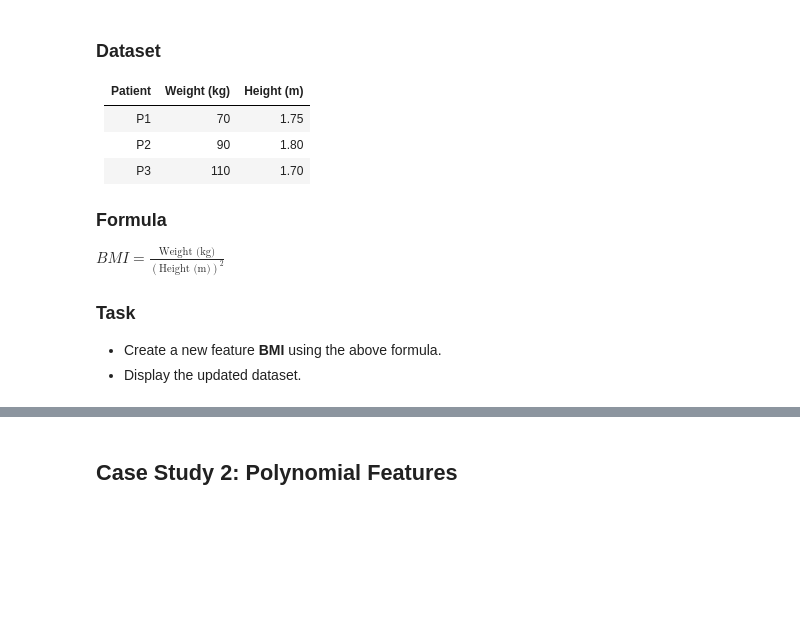
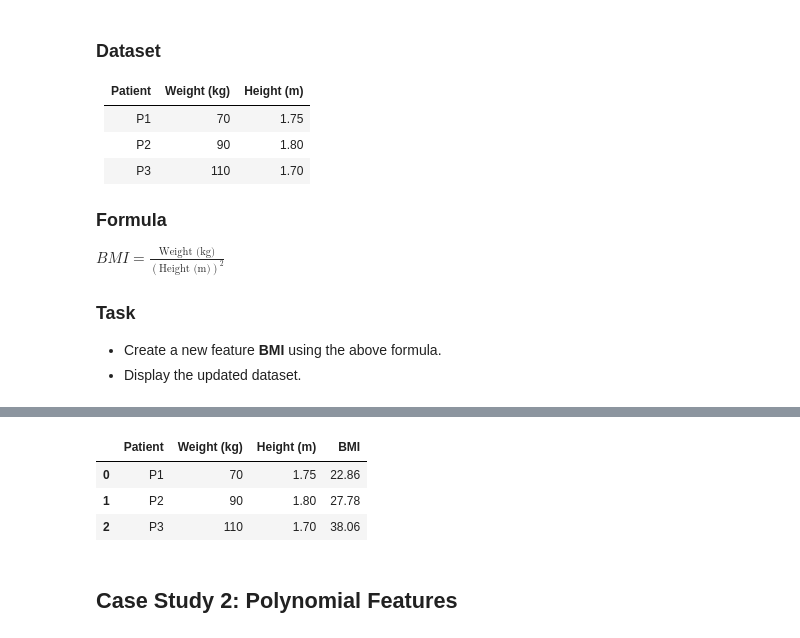
Before and after one commit to MonishDY/AI-Track, a Jupyter notebook: Module 2 - Feature Engineering/Assignment 1/Machine_Learning_Case_Studies_01.ipynb, the cells around one changed output, grey strips where cells are left out. Cells and saved outputs as stored; diff of their text form; code cells hidden in the pictures; blank space fills up the shorter version.

```diff
--- a/Module 2 - Feature Engineering/Assignment 1/Machine_Learning_Case_Studies_01.ipynb
+++ b/Module 2 - Feature Engineering/Assignment 1/Machine_Learning_Case_Studies_01.ipynb
@@ -51,3 +79,26 @@ $BMI=\frac{\text{Weight (kg)}}{\left(\text{Height (m)}\right)^2}$
+# %%
+import pandas as pd
+
+# Create the dataset
+df = pd.DataFrame({
+    'Patient': ['P1', 'P2', 'P3'],
+    'Weight (kg)': [70, 90, 110],
+    'Height (m)': [1.75, 1.80, 1.70]
+})
+
+# Generate BMI feature
+df['BMI'] = df['Weight (kg)'] / (df['Height (m)'] ** 2)
+
+# Round BMI values
+df['BMI'] = df['BMI'].round(2)
+
+# Display updated dataset
+df
+# %% [output]
+|  | Patient | Weight (kg) | Height (m) | BMI |
+| 0 | P1 | 70 | 1.75 | 22.86 |
+| 1 | P2 | 90 | 1.80 | 27.78 |
+| 2 | P3 | 110 | 1.70 | 38.06 |
 # %% [markdown]
 ## **Case Study 2: Polynomial Features**
 # %% [markdown]
```
Also changed, not shown: parts of 1 cell of this notebook.
